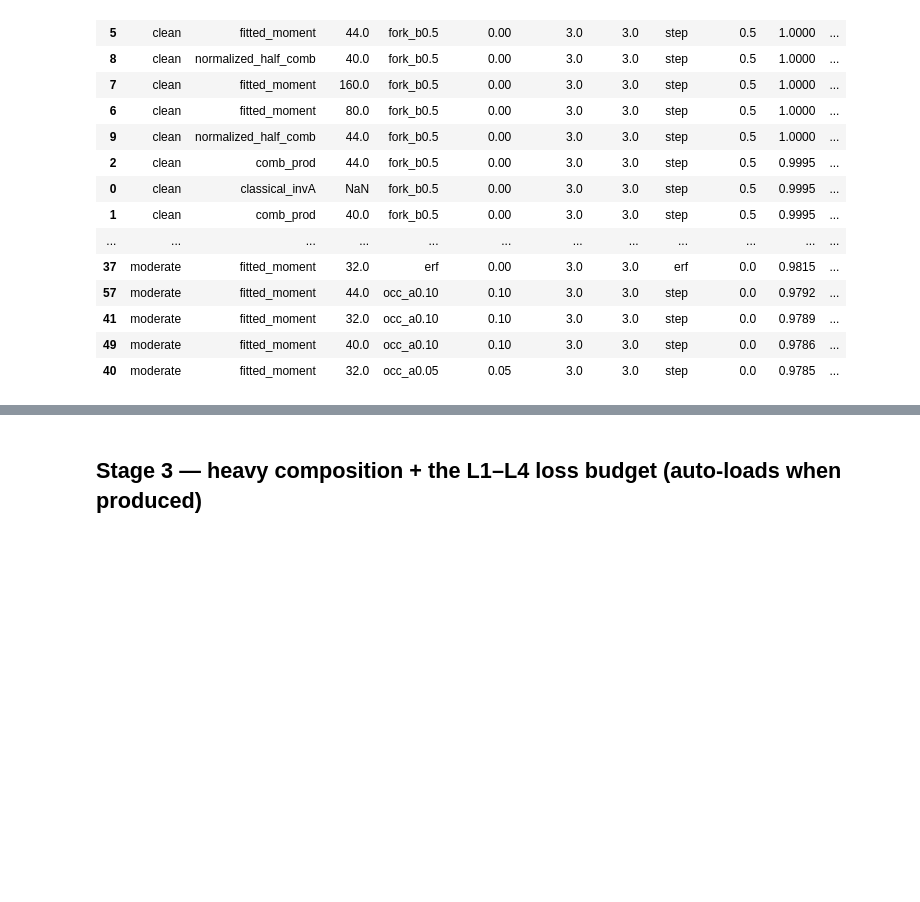
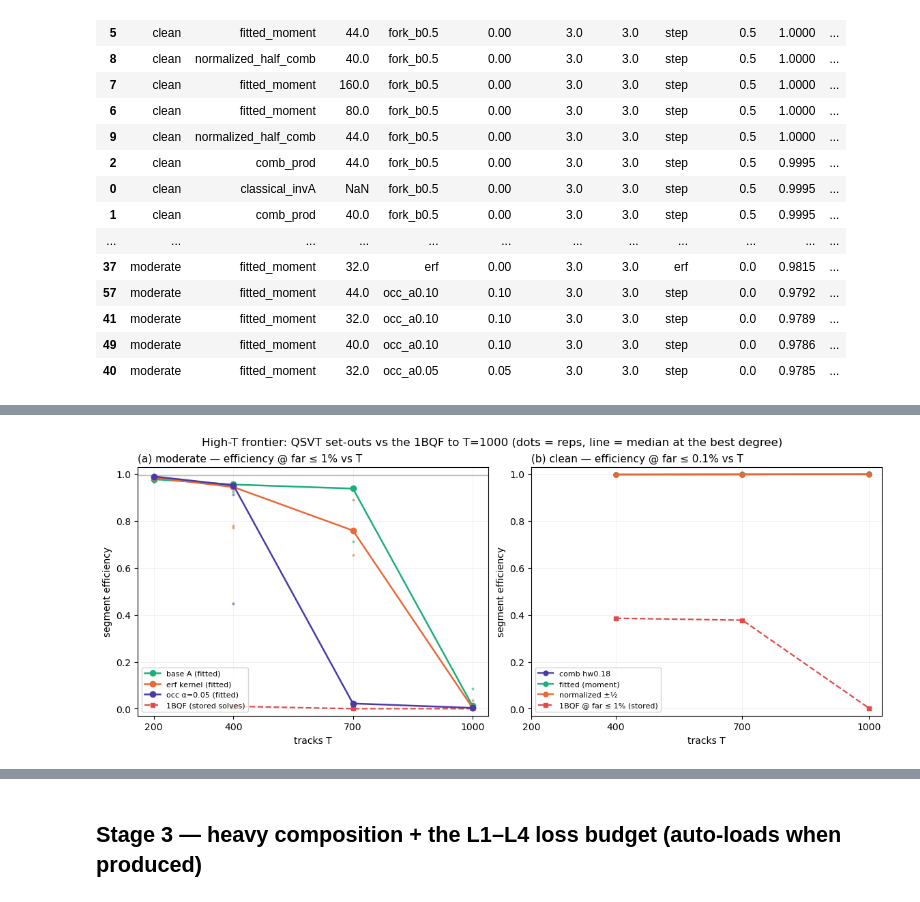
Before and after one commit to GeorgeWilliam1999/Quantum_Track_Reconstruction, a Jupyter notebook: QSVT/Efficiency_Frontier/explore_results.ipynb, the cells around one changed output, grey strips where cells are left out. Saved outputs shown, nothing was run; the diff lists cells and outputs as text; code cells hidden in the pictures; blank space fills up the shorter version.

```diff
--- a/QSVT/Efficiency_Frontier/explore_results.ipynb
+++ b/QSVT/Efficiency_Frontier/explore_results.ipynb
@@ -34,19 +34,21 @@ FAM_COL = {
     "fitted_ridge":         "#1baf7a",
     "fitted_binned":        "#0d7a52",
     "fitted_xval":          "#7fc7a8",
+    "fitted_moment":        "#1baf7a",
 }
 FAM_LAB = {
     "classical_invA": "classical 1/λ", "1bqf_cos": "1BQF cos",
     "comb_prod": "comb hw0.18", "band_inverse": "band inverse",
     "sharp_comb": "sharp hw0.06", "normalized_half_comb": "normalized ±½",
     "fitted_ridge": "fitted (Cheb.)", "fitted_binned": "fitted (binned)",
-    "fitted_xval": "fitted (x-val)",
+    "fitted_xval": "fitted (x-val)", "fitted_moment": "fitted (moment)",
 }
 
 STAGES = {
     "0 inventory":  ["00_inventory.csv", "00_gap_list.csv"],
     "1 degree×response": ["01_frontier_clean_moderate.csv"],
     "2 set-outs":   ["02_setout_frontier.csv"],
+    "1+2 high-T":   ["03_highT_frontier.csv", "03_1bqf_reference.csv"],
     "3 composition": ["03_composed_frontier.csv", "04_loss_budget.csv"],
     "4 confirmation": ["05_confirmation.csv"],
 }
@@ -313,0 +330,84 @@ else:
+# %%
+fh, bref = load("03_highT_frontier.csv"), load("03_1bqf_reference.csv")
+if fh is None:
+    print("high-T extension not yet produced — run 03_highT_frontier.py")
+else:
+    fh = fh[fh.family != "classical_invA"].copy()
+    fh["degree"] = pd.to_numeric(fh["degree"], errors="coerce")
+    f2h = load("02_setout_frontier.csv")
+    f2h = f2h[(f2h.family != "classical_invA")
+              & f2h.setout.isin(["base", "occ_a0.05", "erf"])].copy()
+    f2h["degree"] = pd.to_numeric(f2h["degree"], errors="coerce")
+    alld = pd.concat([f2h, fh], ignore_index=True)
+
+    SET_COL = {"base": "#1baf7a", "occ_a0.05": "#4a3aa7", "erf": "#eb6834"}
+    SET_LAB = {"base": "base A (fitted)", "occ_a0.05": "occ α=0.05 (fitted)",
+               "erf": "erf kernel (fitted)"}
+    fig, axes = plt.subplots(1, 2, figsize=(11.5, 4.6), constrained_layout=True)
+
+    # (a) moderate: fitted family at its best degree per (T, setout)
+    ax = axes[0]
+    mod = alld[(alld.regime == "moderate") & (alld.family == "fitted_moment")]
+    for st, sg in mod.groupby("setout"):
+        med = (sg.groupby(["T", "degree"])["eff_f010"].median().reset_index())
+        best = med.loc[med.groupby("T")["eff_f010"].idxmax()]
+        for _, r in best.iterrows():
+            reps = sg[(sg["T"] == r["T"]) & (sg.degree == r.degree)]["eff_f010"]
+            ax.plot([r["T"]] * len(reps), reps, ".", ms=4, alpha=0.45,
+                    color=SET_COL[st], zorder=2)
+        ax.plot(best["T"], best["eff_f010"], "o-", lw=1.8, ms=6,
+                color=SET_COL[st], label=SET_LAB[st], zorder=3)
+    if bref is not None:
+        bb = bref[bref.regime == "moderate"]
+        bm = bb.groupby("T")["eff_f010"].median()
+        ax.plot(bm.index, bm.values, "s--", lw=1.6, ms=5,
+                color=FAM_COL["1bqf_cos"], label="1BQF (stored solves)")
+        ax.plot(bb["T"], bb["eff_f010"], ".", ms=4, alpha=0.4,
+                color=FAM_COL["1bqf_cos"])
+    ax.axhline(0.995, color="#b7b3a8", lw=1, zorder=0)
+    ax.set_title("(a) moderate — efficiency @ far ≤ 1% vs T", loc="left",
+                 fontsize=11)
+    ax.set_ylim(-0.03, 1.03)
+
+    # (b) clean: base families + 1BQF
+    ax = axes[1]
+    CLF = {"comb_prod": None, "fitted_moment": None, "normalized_half_comb": None}
+    cl = alld[(alld.regime == "clean") & (alld.setout == "base")]
+    for fam in CLF:
+        sg = cl[cl.family == fam]
+        if not len(sg):
+            continue
+        med = sg.groupby(["T", "degree"])["eff_f001"].median().reset_index()
+        best = med.loc[med.groupby("T")["eff_f001"].idxmax()]
+        ax.plot(best["T"], best["eff_f001"], "o-", lw=1.6, ms=5,
+                color=FAM_COL[fam], label=FAM_LAB[fam])
+    if bref is not None:
+        bb = bref[bref.regime == "clean"]
+        bm = bb.groupby("T")["eff_f010"].median()
+        ax.plot(bm.index, bm.values, "s--", lw=1.6, ms=5,
+                color=FAM_COL["1bqf_cos"], label="1BQF @ far ≤ 1% (stored)")
+    ax.set_title("(b) clean — efficiency @ far ≤ 0.1% vs T", loc="left",
+                 fontsize=11)
+    ax.set_ylim(-0.03, 1.03)
+    for ax in axes:
+        ax.set_xlabel("tracks T")
+        ax.set_ylabel("segment efficiency")
+        ax.set_xticks([200, 400, 700, 1000])
+        ax.grid(alpha=0.25, lw=0.5)
+        ax.legend(fontsize=8, loc="lower left")
+    fig.suptitle("High-T frontier: QSVT set-outs vs the 1BQF to T=1000 "
+                 "(dots = reps, line = median at the best degree)", fontsize=12)
+    plt.show()
+
+    print("moderate, median eff @ far<=1% (fitted at best degree):")
+    piv = (mod.groupby(["setout", "T", "degree"])["eff_f010"].median()
+              .reset_index())
+    piv = piv.loc[piv.groupby(["setout", "T"])["eff_f010"].idxmax()]
+    display(piv.pivot_table(index="setout", columns="T",
+                            values="eff_f010").round(4))
+    if bref is not None:
+        print("1BQF reference (median):")
+        display(bref.groupby(["regime", "T"])[["eff_f010", "far_e990"]]
+                .median().round(4))
+# %% [output]
+[figure, added]
```
Also changed, not shown: parts of 3 cells of this notebook, 3 other files.
